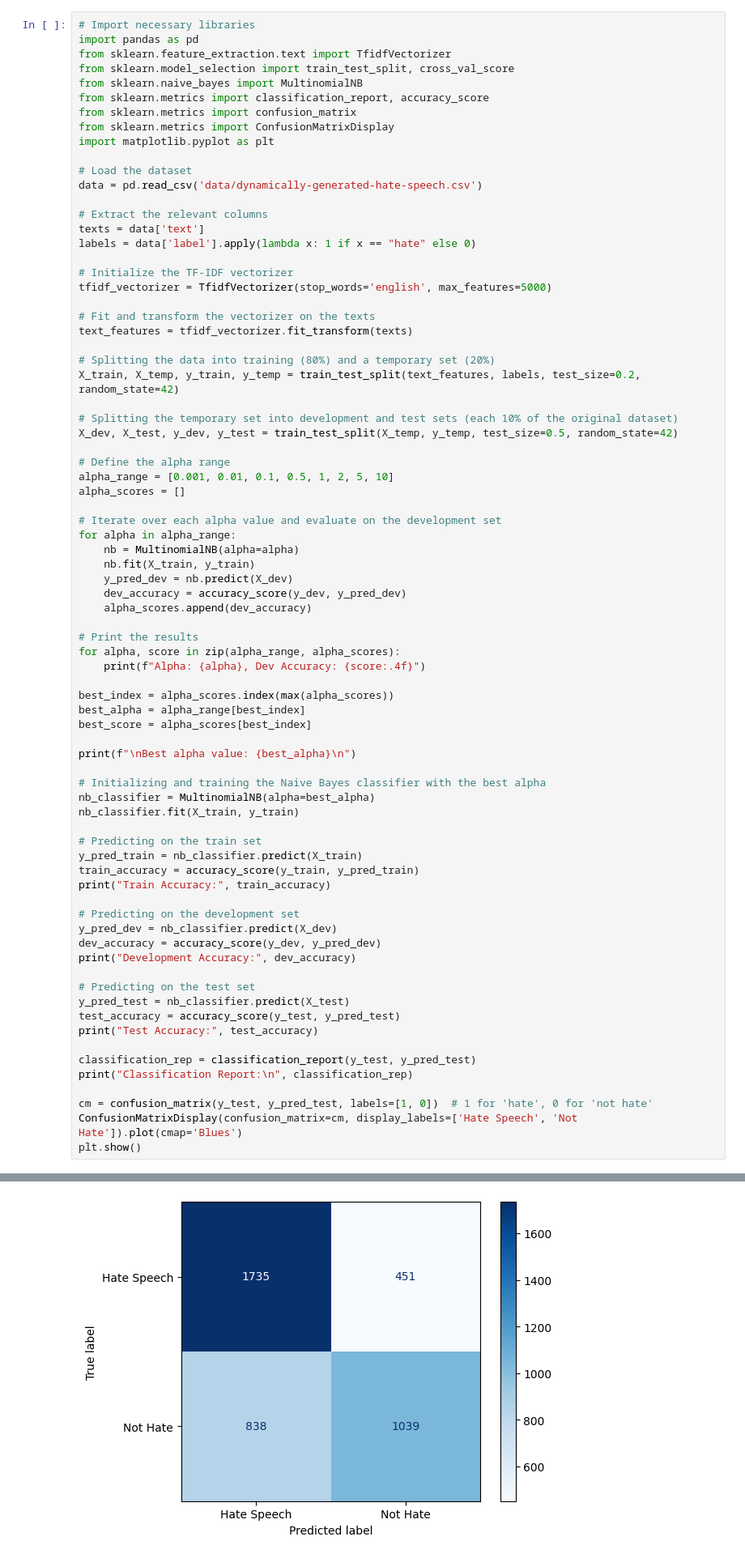
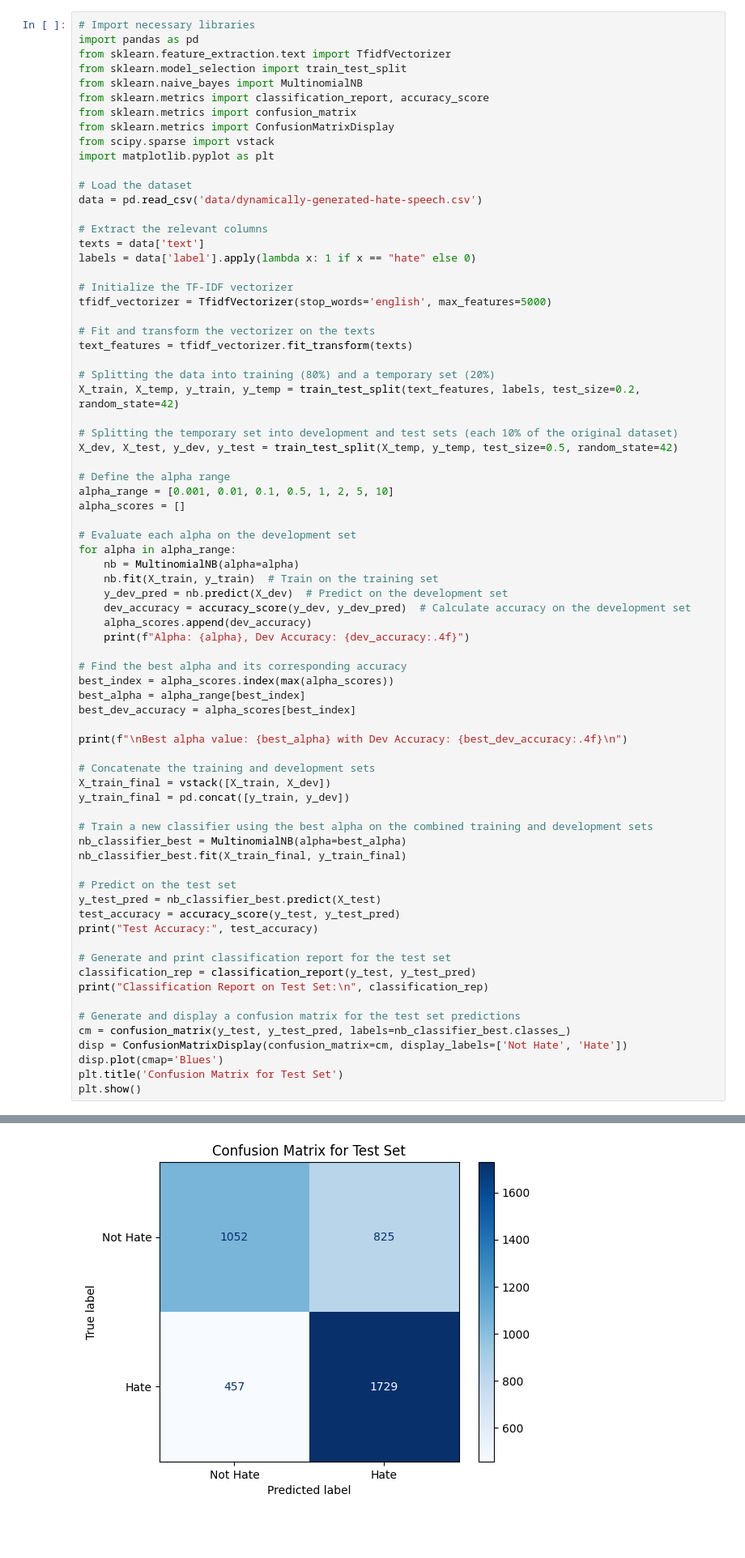
Before and after one commit to Clara-z/Hate-Speech-Detection, a Jupyter notebook: naive-bayes.ipynb, the cells around one changed output, grey strips where cells are left out. Shown at 81% size. Cells and saved outputs as stored; diff of their text form; blank space fills up the shorter version.

Commit message:
naive bayes add dev set

```diff
--- a/naive-bayes.ipynb
+++ b/naive-bayes.ipynb
@@ -145,11 +239,12 @@ Actual Label: 0, Predicted Label: 1
 # Import necessary libraries
 import pandas as pd
 from sklearn.feature_extraction.text import TfidfVectorizer
-from sklearn.model_selection import train_test_split, cross_val_score
+from sklearn.model_selection import train_test_split
 from sklearn.naive_bayes import MultinomialNB
 from sklearn.metrics import classification_report, accuracy_score
 from sklearn.metrics import confusion_matrix
 from sklearn.metrics import ConfusionMatrixDisplay
+from scipy.sparse import vstack
 import matplotlib.pyplot as plt
 
 # Load the dataset
@@ -175,48 +270,44 @@ X_dev, X_test, y_dev, y_test = train_test_split(X_temp, y_temp, test_size=0.5, r
 alpha_range = [0.001, 0.01, 0.1, 0.5, 1, 2, 5, 10]
 alpha_scores = []
 
-# Iterate over each alpha value and evaluate on the development set
+# Evaluate each alpha on the development set
 for alpha in alpha_range:
     nb = MultinomialNB(alpha=alpha)
-    nb.fit(X_train, y_train)
-    y_pred_dev = nb.predict(X_dev)
-    dev_accuracy = accuracy_score(y_dev, y_pred_dev)
+    nb.fit(X_train, y_train)  # Train on the training set
+    y_dev_pred = nb.predict(X_dev)  # Predict on the development set
+    dev_accuracy = accuracy_score(y_dev, y_dev_pred)  # Calculate accuracy on the development set
     alpha_scores.append(dev_accuracy)
+    print(f"Alpha: {alpha}, Dev Accuracy: {dev_accuracy:.4f}")
 
-# Print the results
-for alpha, score in zip(alpha_range, alpha_scores):
-    print(f"Alpha: {alpha}, Dev Accuracy: {score:.4f}")
-
+# Find the best alpha and its corresponding accuracy
 best_index = alpha_scores.index(max(alpha_scores))
 best_alpha = alpha_range[best_index]
-best_score = alpha_scores[best_index]
+best_dev_accuracy = alpha_scores[best_index]
 
-print(f"\nBest alpha value: {best_alpha}\n")
+print(f"\nBest alpha value: {best_alpha} with Dev Accuracy: {best_dev_accuracy:.4f}\n")
 
-# Initializing and training the Naive Bayes classifier with the best alpha
-nb_classifier = MultinomialNB(alpha=best_alpha)
-nb_classifier.fit(X_train, y_train)
+# Concatenate the training and development sets
+X_train_final = vstack([X_train, X_dev])
+y_train_final = pd.concat([y_train, y_dev])
 
-# Predicting on the train set
-y_pred_train = nb_classifier.predict(X_train)
-train_accuracy = accuracy_score(y_train, y_pred_train)
-print("Train Accuracy:", train_accuracy)
+# Train a new classifier using the best alpha on the combined training and development sets
+nb_classifier_best = MultinomialNB(alpha=best_alpha)
+nb_classifier_best.fit(X_train_final, y_train_final)
 
-# Predicting on the development set
-y_pred_dev = nb_classifier.predict(X_dev)
-dev_accuracy = accuracy_score(y_dev, y_pred_dev)
-print("Development Accuracy:", dev_accuracy)
-
-# Predicting on the test set
-y_pred_test = nb_classifier.predict(X_test)
-test_accuracy = accuracy_score(y_test, y_pred_test)
+# Predict on the test set
+y_test_pred = nb_classifier_best.predict(X_test)
+test_accuracy = accuracy_score(y_test, y_test_pred)
 print("Test Accuracy:", test_accuracy)
 
-classification_rep = classification_report(y_test, y_pred_test)
-print("Classification Report:\n", classification_rep)
+# Generate and print classification report for the test set
+classification_rep = classification_report(y_test, y_test_pred)
+print("Classification Report on Test Set:\n", classification_rep)
 
-cm = confusion_matrix(y_test, y_pred_test, labels=[1, 0])  # 1 for 'hate', 0 for 'not hate'
-ConfusionMatrixDisplay(confusion_matrix=cm, display_labels=['Hate Speech', 'Not Hate']).plot(cmap='Blues')
+# Generate and display a confusion matrix for the test set predictions
+cm = confusion_matrix(y_test, y_test_pred, labels=nb_classifier_best.classes_)
+disp = ConfusionMatrixDisplay(confusion_matrix=cm, display_labels=['Not Hate', 'Hate'])
+disp.plot(cmap='Blues')
+plt.title('Confusion Matrix for Test Set')
 plt.show()
 # %% [output]
 Alpha: 0.001, Dev Accuracy: 0.6699
@@ -239 +330 @@ weighted avg       0.68      0.68      0.68      4063
-[figure, old version]
+[figure, new version]
```
Also changed, not shown: parts of 3 cells of this notebook, 1 other file.
